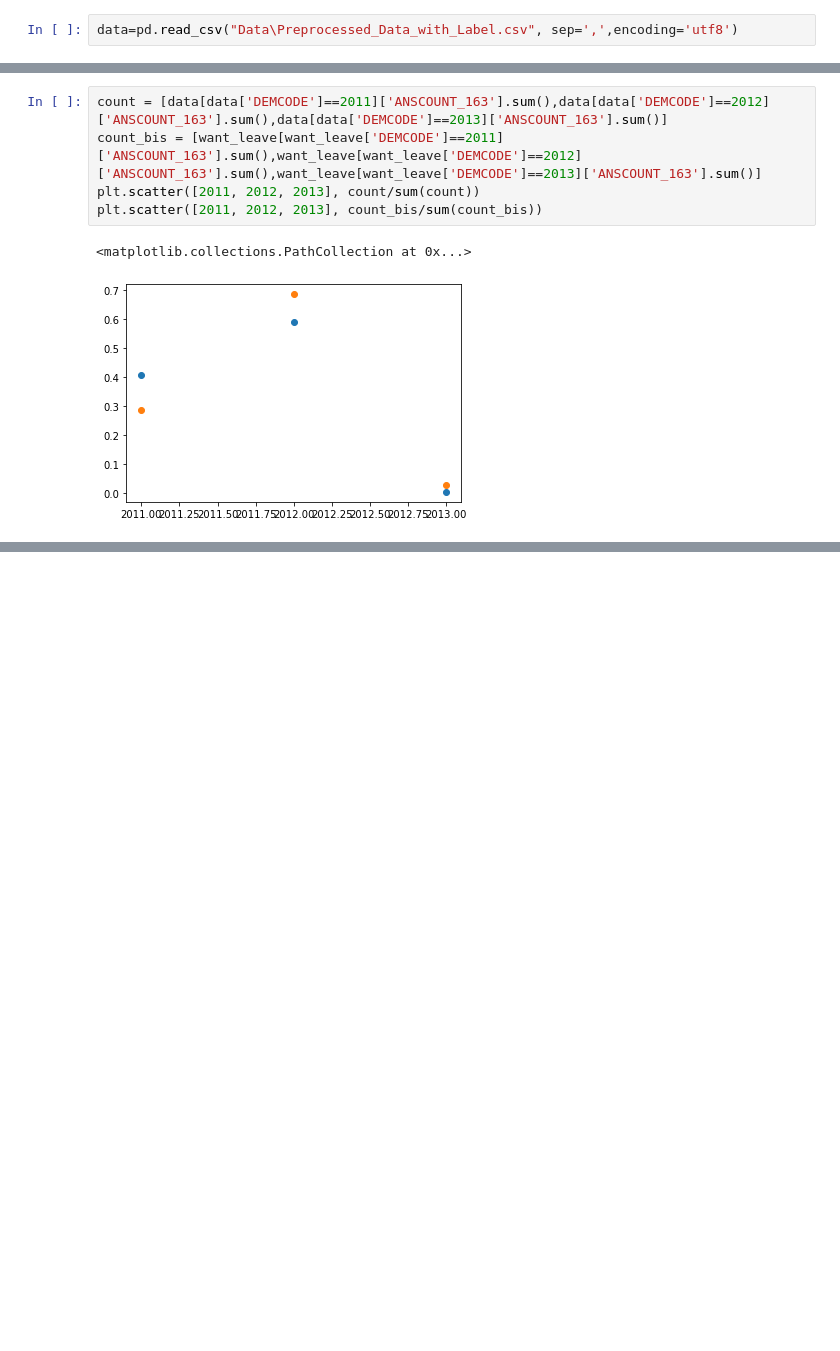
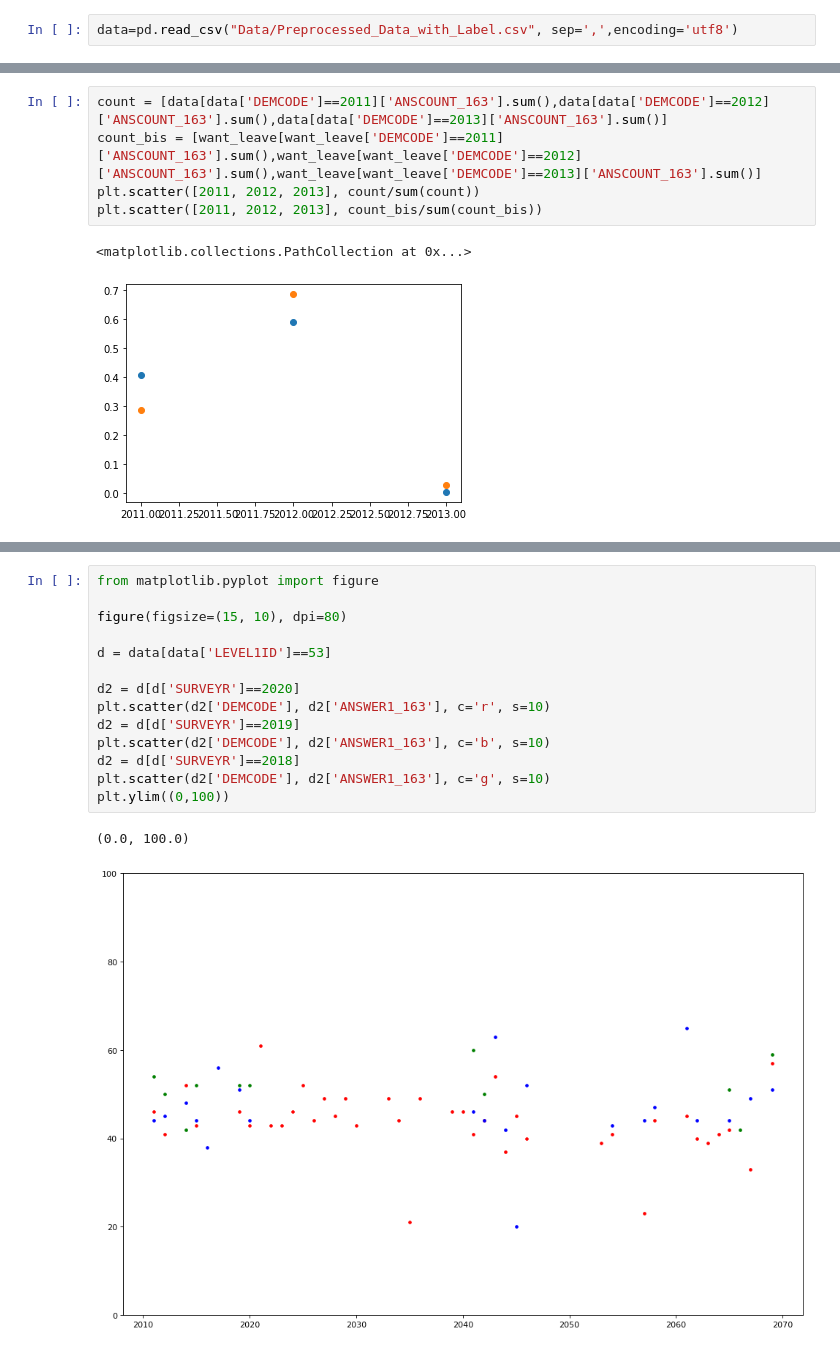
Before and after one commit to Learningchipmunk/CANDEV2022_Mobilit-, a Jupyter notebook: running_out.ipynb, the cells around one changed output, grey strips where cells are left out. Cells and saved outputs as stored; diff of their text form; blank space fills up the shorter version.

```diff
--- a/running_out.ipynb
+++ b/running_out.ipynb
@@ -14,7 +14,7 @@ import time
 import seaborn as sns
 sns.set_style()
 # %%
-data=pd.read_csv("Data\Preprocessed_Data_with_Label.csv", sep=',',encoding='utf8')
+data=pd.read_csv("Data/Preprocessed_Data_with_Label.csv", sep=',',encoding='utf8')
 # %%
 ponderated_df=data.copy(deep=True)
 
@@ -61,0 +110,17 @@ plt.scatter([2011, 2012, 2013], count_bis/sum(count_bis))
+# %%
+from matplotlib.pyplot import figure
+
+figure(figsize=(15, 10), dpi=80)
+
+d = data[data['LEVEL1ID']==53]
+
+d2 = d[d['SURVEYR']==2020]
+plt.scatter(d2['DEMCODE'], d2['ANSWER1_163'], c='r', s=10)
+d2 = d[d['SURVEYR']==2019]
+plt.scatter(d2['DEMCODE'], d2['ANSWER1_163'], c='b', s=10)
+d2 = d[d['SURVEYR']==2018]
+plt.scatter(d2['DEMCODE'], d2['ANSWER1_163'], c='g', s=10)
+plt.ylim((0,100))
+# %% [output]
+(0.0, 100.0)
+[figure, added]
```
Also changed, not shown: parts of 7 cells of this notebook, 2 other files.
